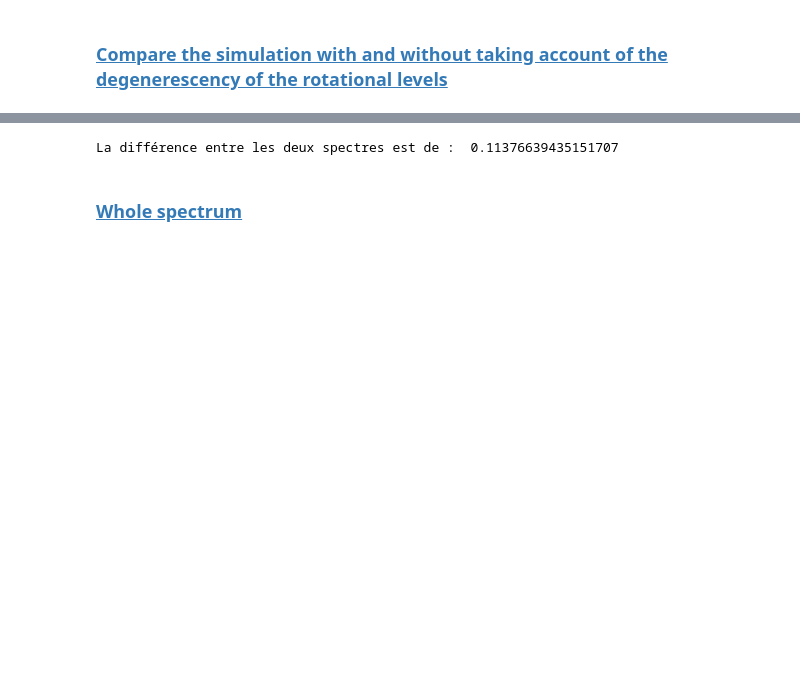
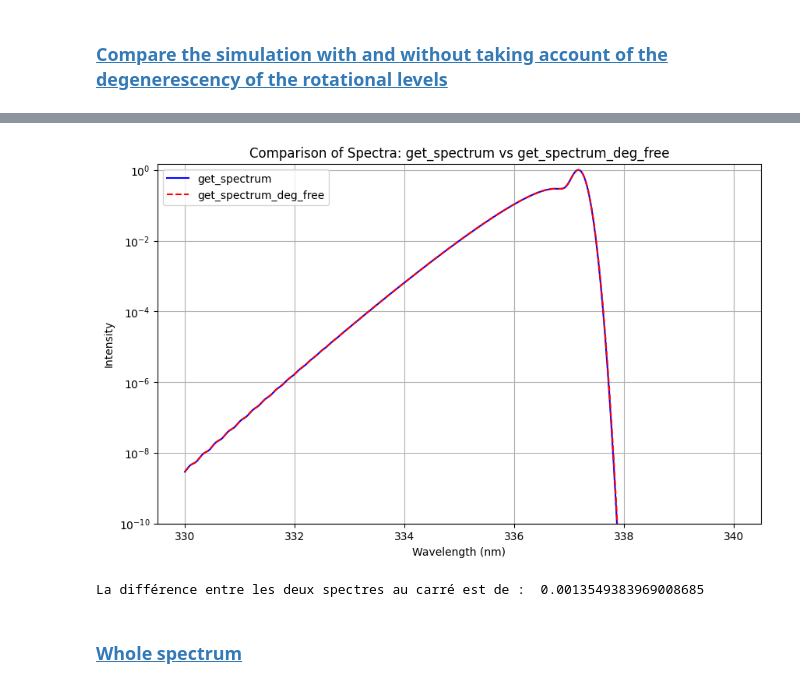
Before and after one commit to Hubert-LEROUX/xspectra, a Jupyter notebook: examples/simulation.ipynb, the cells around one changed output, grey strips where cells are left out. Saved outputs shown, nothing was run; the diff lists cells and outputs as text; code cells hidden in the pictures; blank space fills up the shorter version.

```diff
--- a/examples/simulation.ipynb
+++ b/examples/simulation.ipynb
@@ -698,8 +702,30 @@ plt.show()
+# %%
+# Generate wavelengths
+wavelengths = np.linspace(330, 340, 1000)  # nm
+
+# Generate spectra
+spectrum = sim.get_spectrum(wavelengths, T_rot=300, shape=sim.gaussian)
+spectrum_deg_free = sim.get_spectrum_deg_free(wavelengths, T_rot=300, shape=sim.gaussian)
+
+# Plot the spectra
+plt.figure(figsize=(10, 6))
+plt.plot(wavelengths, spectrum, label="get_spectrum", color="blue")
+plt.plot(wavelengths, spectrum_deg_free, label="get_spectrum_deg_free", color="red", linestyle="--")
+plt.xlabel("Wavelength (nm)")
+plt.ylabel("Intensity")
+plt.title("Comparison of Spectra: get_spectrum vs get_spectrum_deg_free")
+plt.legend()
+plt.yscale('log')
+plt.ylim((1e-10, 1.5))
+plt.grid()
+plt.show()
+# %% [output]
+[figure, added]
 # %%
 score = utils.compute_score_fit(spectrum, spectrum_deg_free)
 print("La différence entre les deux spectres au carré est de : ", score) # Autrement dit cela ne change quasiment rien de prende en compte la dégénérescence.
 # %% [output]
-La différence entre les deux spectres est de :  0.11376639435151707
+La différence entre les deux spectres au carré est de :  0.0013549383969008685
 # %% [markdown]
 ### <a id='toc1_6_4_'></a>[Whole spectrum](#toc0_)
 # %%
```
Also changed, not shown: parts of 6 cells of this notebook, 5 other files.
